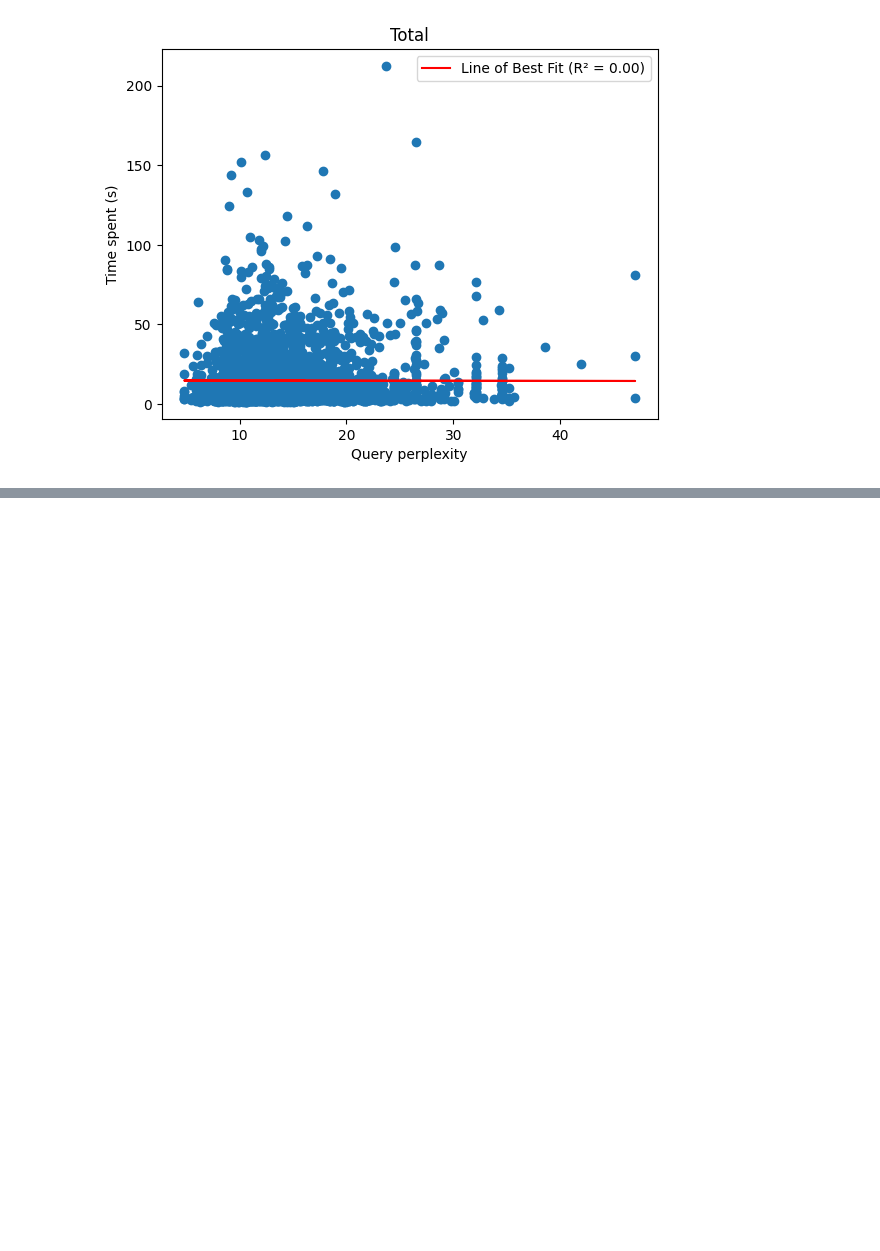
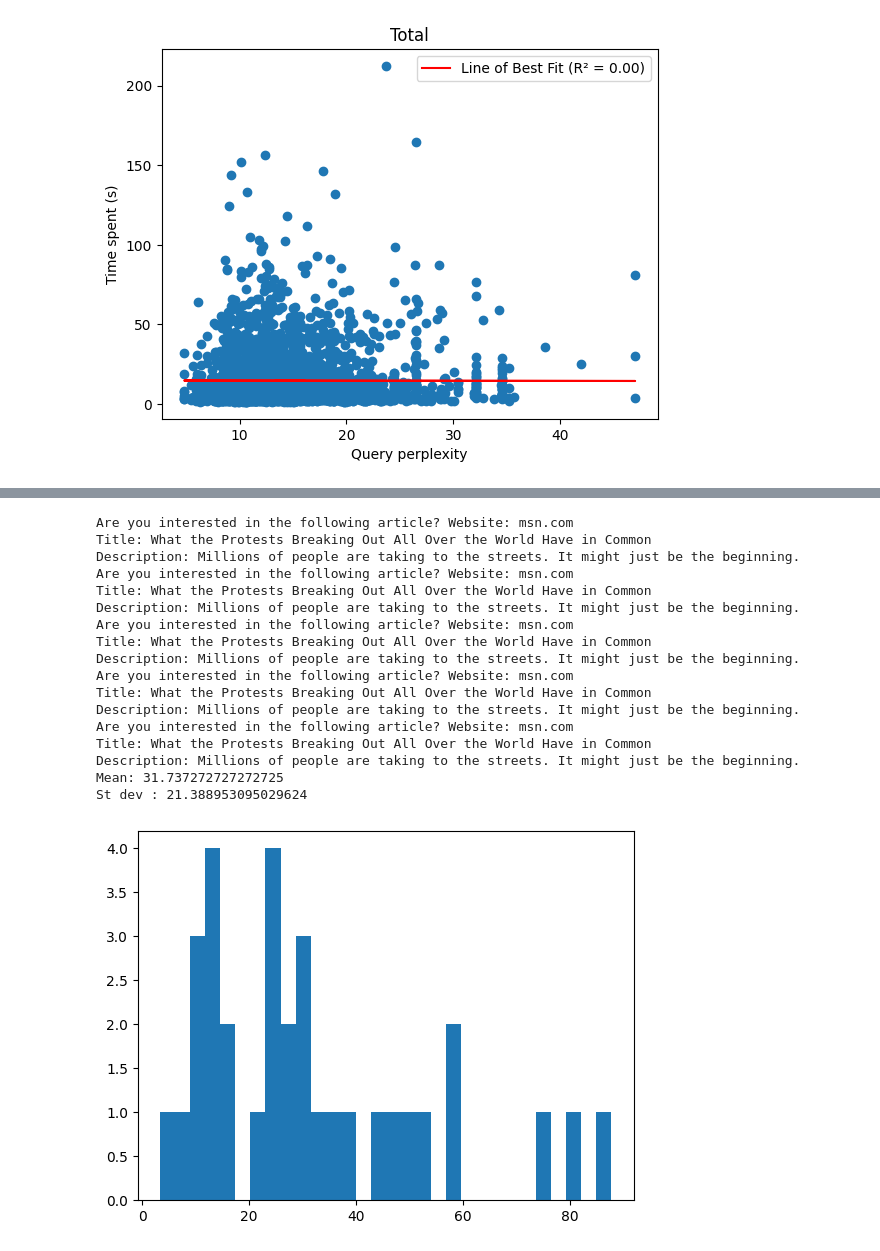
Before and after one commit to gcao88/generative-elicitation, a Jupyter notebook: PAST_DATA/parse_data.ipynb, the cells around one changed output, grey strips where cells are left out. Drawn from its saved outputs; the diff is of its cells as text; code cells hidden in the pictures; blank space fills up the shorter version.

```diff
--- a/PAST_DATA/parse_data.ipynb
+++ b/PAST_DATA/parse_data.ipynb
@@ -348,0 +375,19 @@ plt.show()
+# %%
+dataset_no_dupes = set([data['question'] for data in dataset])
+data_no_dupes = []
+for data in tqdm(dataset_no_dupes):
+    data_no_dupes.append({'question': data, 'embedding': sentence_model.encode(data)})
+# %%
+dataset_list = []
+for data in data_no_dupes:
+    dataset_list.append(data['embedding'] / np.linalg.norm(data['embedding']))
+    # dataset_list.append(data['embedding'])
+
+kmeans = KMeans(n_clusters=4, random_state=42)
+kmeans.fit(dataset_list)
+cluster_labels = kmeans.labels_
+print("Cluster labels:", cluster_labels)
+
+for i, label in enumerate(cluster_labels):
+    if label == 3:
+        print(dataset[i]['question'])
@@ -348,0 +412,5 @@ plt.show()
+# %%
+label_to_data = [{'times': [], 'questions': []} for _ in range(max(cluster_labels)+1)]
+for i, label in enumerate(cluster_labels):
+    label_to_data[label]['times'].append(dataset[i]['response_time'])
+    label_to_data[label]['questions'].append(dataset[i]['question'])
@@ -348,0 +459,3 @@ plt.show()
+# %%
+for i in range(15):
+    print(label_to_data[28]['questions'][i])
@@ -348,0 +480,28 @@ plt.show()
+# %%
+label = 2
+plt.hist(label_to_data[label]['times'], bins=30)
+for i in range(5):
+    print(label_to_data[label]['questions'][i])
+
+print("Mean:", np.mean(label_to_data[label]['times']))
+print("St dev:", np.std(label_to_data[label]['times']))
+plt.show()
+# %% [output]
+Are you interested in the following article? Website: msn.com
+Title: What the Protests Breaking Out All Over the World Have in Common
+Description: Millions of people are taking to the streets. It might just be the beginning.
+Are you interested in the following article? Website: msn.com
+Title: What the Protests Breaking Out All Over the World Have in Common
+Description: Millions of people are taking to the streets. It might just be the beginning.
+Are you interested in the following article? Website: msn.com
+Title: What the Protests Breaking Out All Over the World Have in Common
+Description: Millions of people are taking to the streets. It might just be the beginning.
+Are you interested in the following article? Website: msn.com
+Title: What the Protests Breaking Out All Over the World Have in Common
+Description: Millions of people are taking to the streets. It might just be the beginning.
+Are you interested in the following article? Website: msn.com
+Title: What the Protests Breaking Out All Over the World Have in Common
+Description: Millions of people are taking to the streets. It might just be the beginning.
+Mean: 31.737272727272725
+St dev : 21.388953095029624
+[figure, added]
```
Also changed, not shown: parts of 9 cells of this notebook, 4 other files.
